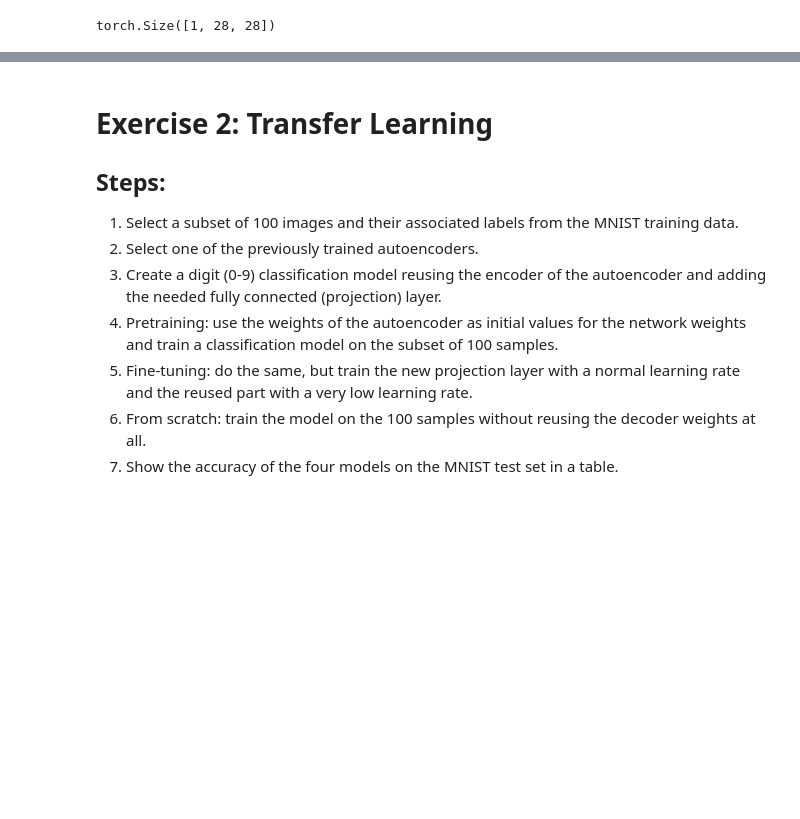
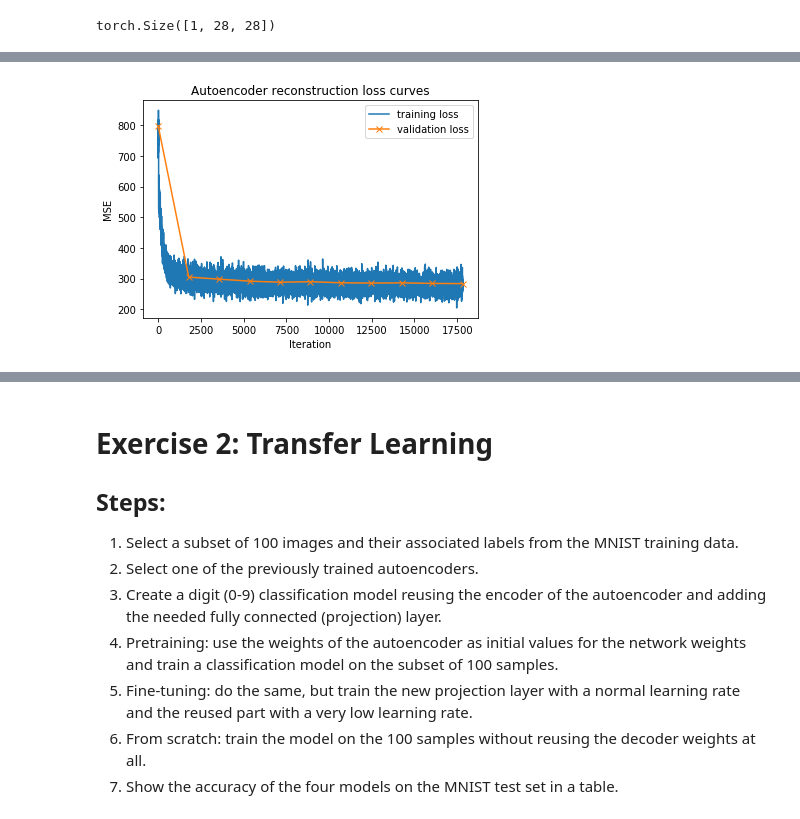
Before and after one commit to gio8tisu/DLAI-project, a Jupyter notebook: team08.ipynb, the cells around one changed output, grey strips where cells are left out. Saved outputs shown, nothing was run; the diff lists cells and outputs as text; code cells hidden in the pictures; blank space fills up the shorter version.

```diff
--- a/team08.ipynb
+++ b/team08.ipynb
@@ -403,0 +401,9 @@ with torch.no_grad():
+# %%
+plt.title('Autoencoder reconstruction loss curves')
+plt.plot(training_loss, label='training loss')
+plt.plot(np.linspace(0, len(training_loss), len(validation_loss)), validation_loss, '-x', label='validation loss')
+plt.xlabel('Iteration')
+plt.ylabel('MSE')
+plt.legend();
+# %% [output]
+[figure, added]
```
Also changed, not shown: parts of 44 cells of this notebook.
